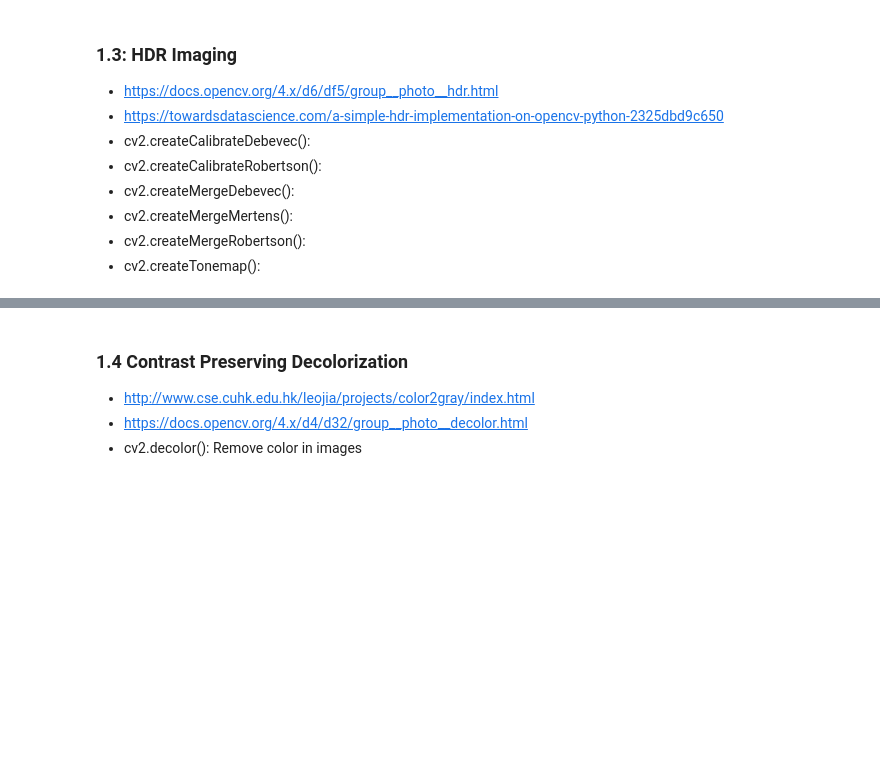
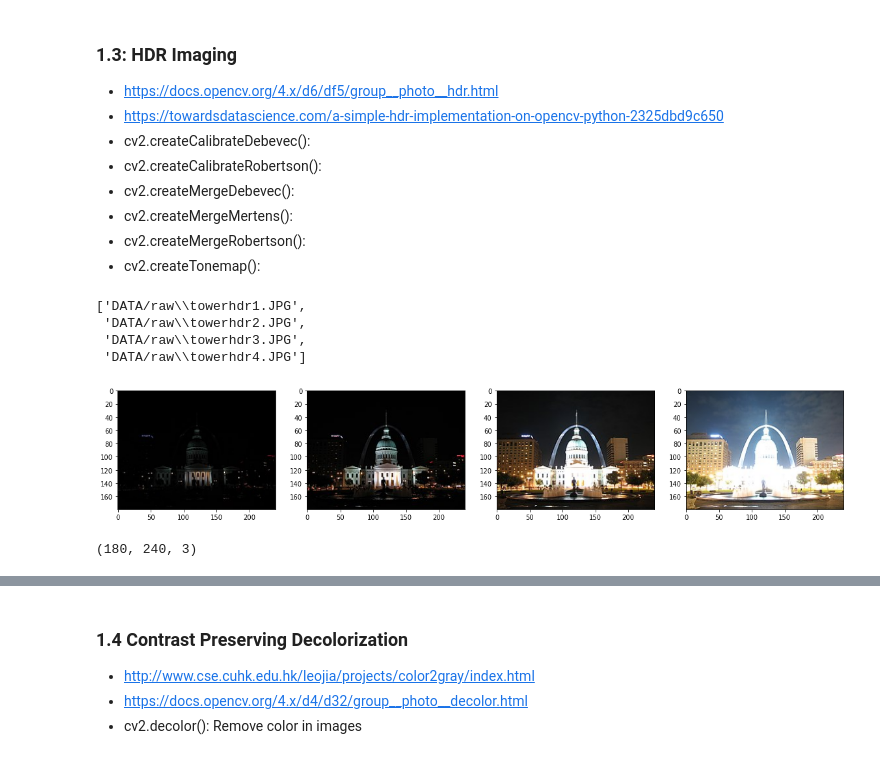
Before and after one commit to PatWolf2610/OpenCV-Learning, a Jupyter notebook: Computer-vision-1.ipynb, the cells around one changed output, grey strips where cells are left out. Cells and saved outputs as stored; diff of their text form; code cells hidden in the pictures; blank space fills up the shorter version.

```diff
--- a/Computer-vision-1.ipynb
+++ b/Computer-vision-1.ipynb
@@ -95,3 +96,23 @@ plt.imshow(cv2.cvtColor(result2,cv2.COLOR_BGR2RGB))
 * cv2.createMergeMertens():
 * cv2.createMergeRobertson():
 * cv2.createTonemap():
+# %%
+hdr_list = glob.glob('DATA/raw/towerhdr*')
+hdr_list
+# %% [output]
+['DATA/raw\\towerhdr1.JPG',
+ 'DATA/raw\\towerhdr2.JPG',
+ 'DATA/raw\\towerhdr3.JPG',
+ 'DATA/raw\\towerhdr4.JPG']
+# %%
+fig, ax = plt.subplots(1,4,figsize = (20,8))
+for i in range(len(hdr_list)):
+    img = cv2.imread(hdr_list[i])
+    ax[i].imshow(cv2.cvtColor(img,cv2.COLOR_BGR2RGB))
+# %% [output]
+[figure, added]
+# %%
+img_list = [cv2.imread(fn) for fn in hdr_list]
+img_list[0].shape
+# %% [output]
+(180, 240, 3)
```
Also changed, not shown: parts of 4 cells of this notebook, 10 other files.
